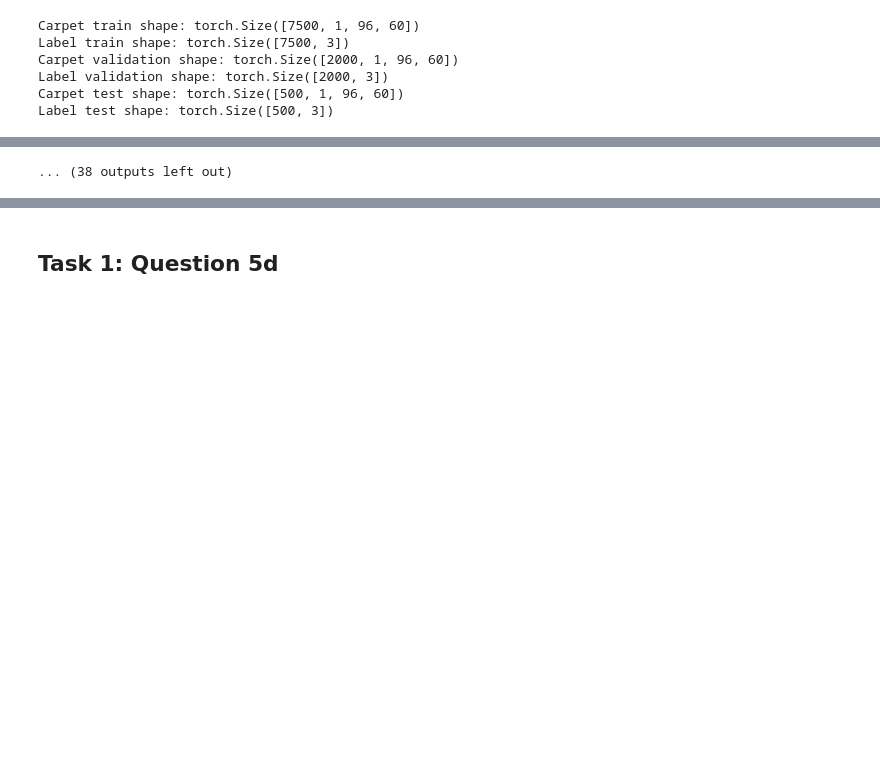
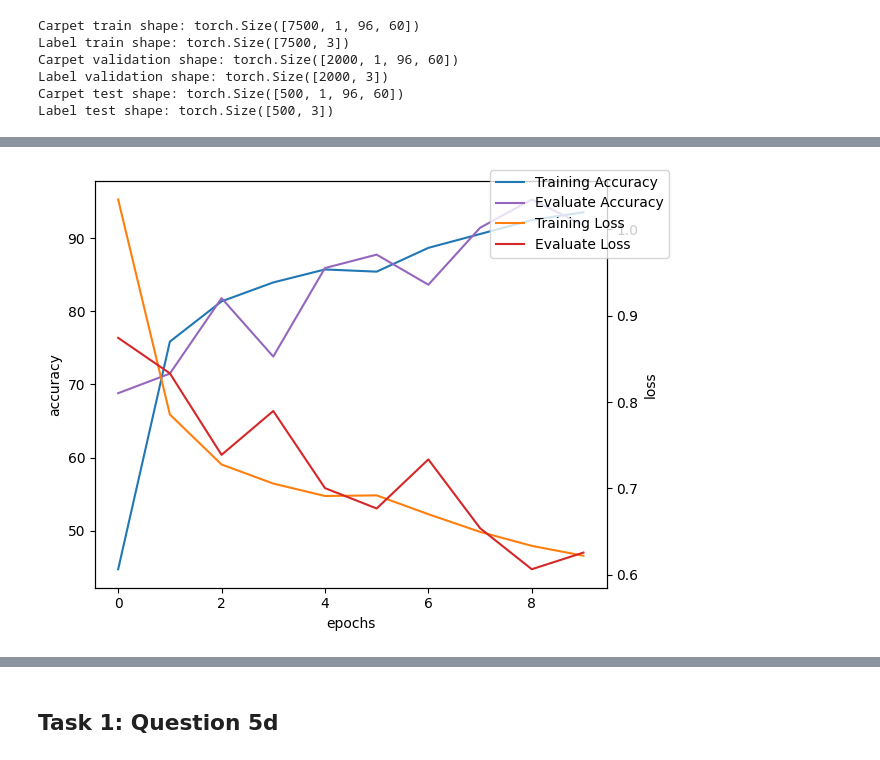
Before and after one commit to lsiecker/Deep-Learning, a Jupyter notebook: assignment_1/Assignment_1.ipynb, the cells around one changed output, grey strips where cells are left out. Drawn from its saved outputs; the diff is of its cells as text; code cells hidden in the pictures; blank space fills up the shorter version.

Commit message:
Added plot class to plot after training/evaluation/testing

```diff
--- a/assignment_1/Assignment_1.ipynb
+++ b/assignment_1/Assignment_1.ipynb
@@ -192,7 +244,7 @@ class Trainer():
 
 
     def run_trainer(self):
-
+        plotter = PlotTraining()
 
         for epoch in tqdm(range(self.epochs)):
 
@@ -214,7 +266,8 @@ class Trainer():
 
                 pred_correct = torch.sum(max_index_pred == max_index_test)
 
-                train_acc.append(100*pred_correct.cpu().numpy()/len(out))
+                accuracy_value = 100*pred_correct.cpu().numpy()/len(out)
+                train_acc.append(accuracy_value)
 
                 loss_value = loss.item()
                 train_losses.append(loss_value)
@@ -242,7 +295,8 @@ class Trainer():
 
                     pred_correct = torch.sum(max_index_pred == max_index_test)
 
-                    val_acc.append(100*pred_correct.cpu().numpy()/len(out))
+                    accuracy_value = 100*pred_correct.cpu().numpy()/len(out)
+                    val_acc.append(accuracy_value)
 
                     loss_value = loss.item()
                     valid_losses.append(loss_value)
@@ -258,6 +312,9 @@ class Trainer():
             print(f'TRAIN-LOSS: {np.mean(train_losses):.4f}',end=' | ')
             print(f'VAL-ACC: {np.mean(val_acc):.2f}',end=' ')
             print(f'VAL-LOSS: {np.mean(valid_losses):.4f}',end='\n')
+            plotter.add_train(np.mean(train_acc), np.mean(train_losses))
+            plotter.add_evaluation(np.mean(val_acc), np.mean(valid_losses))
+        plotter.plot()
 # %%
 # device
 if torch.cuda.is_available():
@@ -279,7 +336,7 @@ trainer = Trainer(model=model,
                   optimizer=optimizer,
                   training_DataLoader=dataloader_training,
                   validation_DataLoader=dataloader_validation,
-                  epochs=50)
+                  epochs=10)
 
 trainer.run_trainer()
 # %% [output]
@@ -298,4 +353,4 @@ trainer.run_trainer()
-... (38 outputs left out)
+[figure, added]
 # %%
 '''
 (For the test dataset)
```
Also changed, not shown: parts of 7 cells of this notebook.
